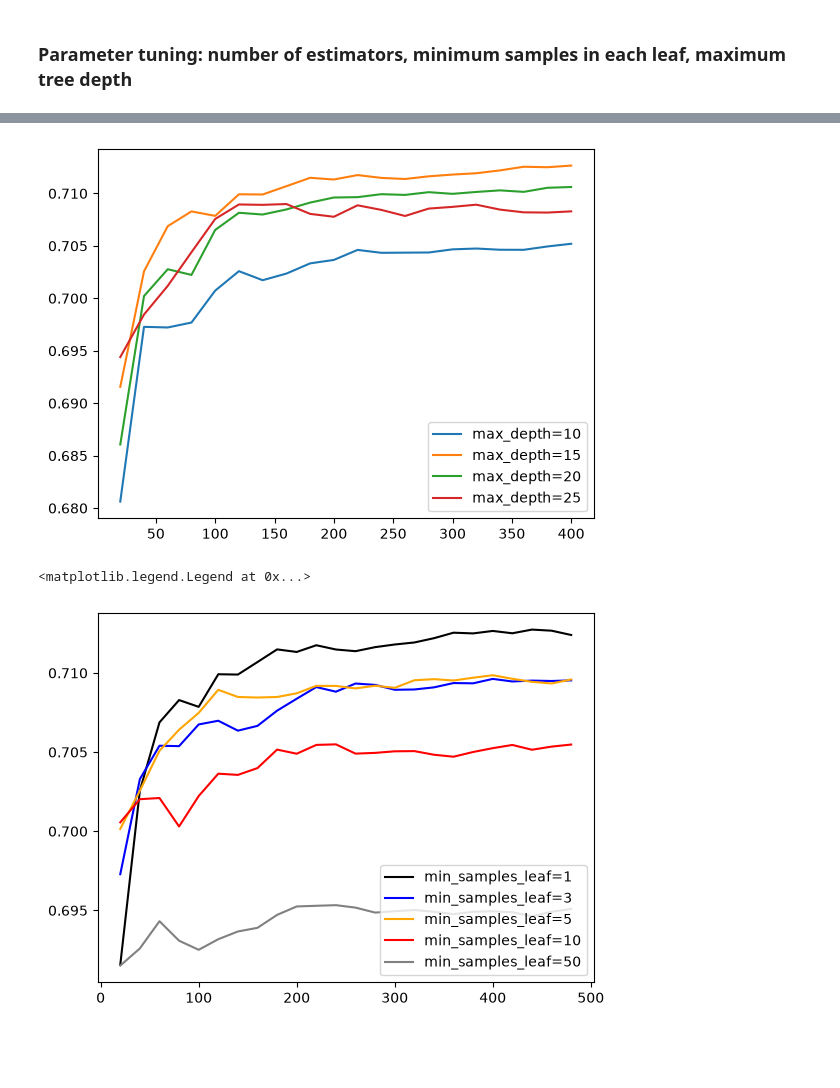
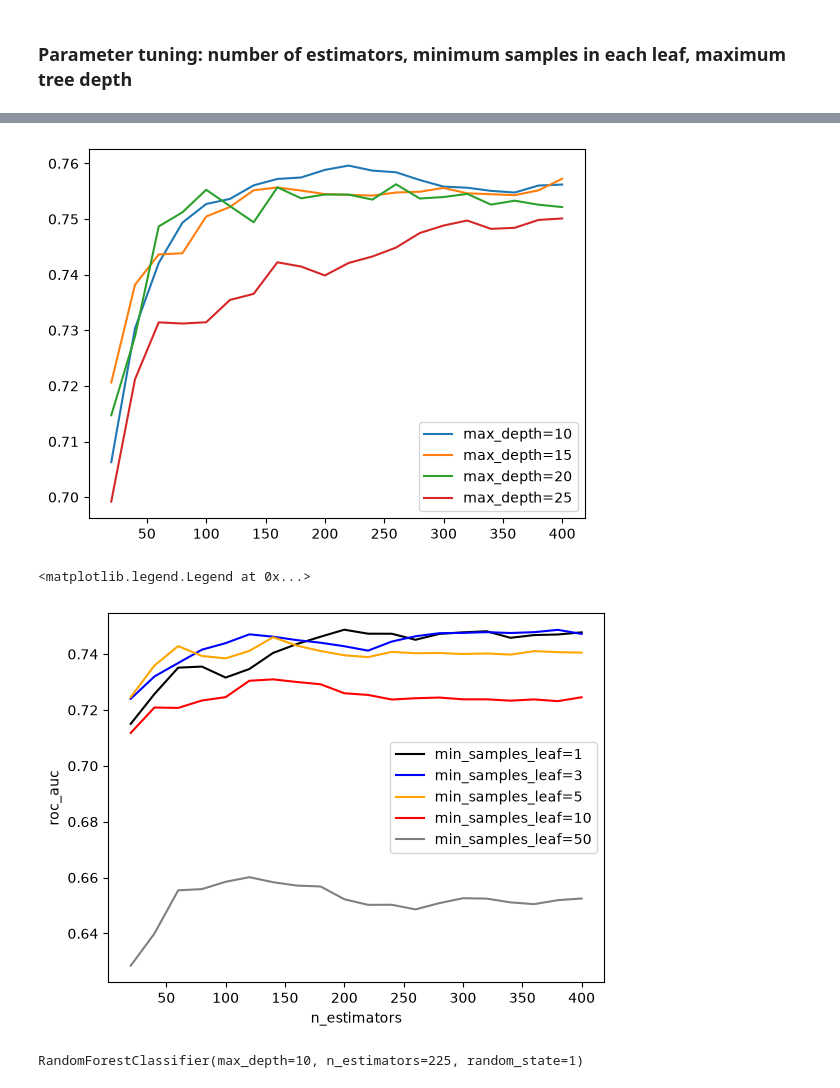
Before and after one commit to peishi/union-elections-modeling, a Jupyter notebook: modeling/training.ipynb, the cells around one changed output, grey strips where cells are left out. Cells and saved outputs as stored; diff of their text form; code cells hidden in the pictures; blank space fills up the shorter version.

Commit message:
new: testing models with industry codes

```diff
--- a/modeling/training.ipynb
+++ b/modeling/training.ipynb
@@ -183,5 +192,5 @@ print(X_val.shape)
 # %%
-logistic_model = LogisticRegression(solver='lbfgs', max_iter=2000)
+logistic_model = LogisticRegression(solver='lbfgs', max_iter=10000)
 
 logistic_model.fit(X_train, y_train)
 # %% [output]
@@ -230,6 +272,7 @@ CUSTOM_FEATURES = [
     "case_type",
     "state",
     "unit_size",
+    "election_year",
     "turnout",
     "days_to_election",
     # union finance
@@ -275,16 +320,17 @@ for d in [10, 15, 20, 25]:
 
     plt.plot(df_subset.n_estimators, df_subset.auc,
              label='max_depth=%d' % d)
+    plt.xlabel("n_estimators")
     plt.legend()
 # %% [output]
-[figure, old version]
+[figure, new version]
 # %%
-max_depth = 15
+max_depth = 10
 
 scores = []
 
 for s in [1, 3, 5, 10, 50]:
-    for n in range(20, 500, 20):
+    for n in range(20, 401, 20):
         rf = RandomForestClassifier(n_estimators=n,
                                     max_depth=max_depth,
                                     min_samples_leaf=s,
@@ -298,27 +344,29 @@ for s in [1, 3, 5, 10, 50]:
 # %%
 columns = ['min_samples_leaf', 'n_estimators', 'auc']
 df_scores = pd.DataFrame(scores, columns=columns)
 
 colors = ['black', 'blue', 'orange', 'red', 'grey']
 values = [1, 3, 5, 10, 50]
 
 for s, col in zip(values, colors):
     df_subset = df_scores[df_scores.min_samples_leaf == s]
 
     plt.plot(df_subset.n_estimators, df_subset.auc,
              color=col,
              label='min_samples_leaf=%d' % s)
+    plt.xlabel("n_estimators")
+    plt.ylabel("roc_auc")
 
 plt.legend()
 # %% [output]
 <matplotlib.legend.Legend at 0x...>
-[figure, old version]
+[figure, new version]
 # %%
 # Best model
 
-max_depth = 15
+max_depth = 10
 min_samples_leaf = 1
-n = 450
+n = 225
 
 rf = RandomForestClassifier(
     n_estimators=n,
@@ -328,6 +376,8 @@ rf = RandomForestClassifier(
 )
 
 rf.fit(X_train, y_train)
+# %% [output]
+RandomForestClassifier(max_depth=10, n_estimators=225, random_state=1)
 # %%
 y_pred = rf.predict_proba(X_val)[:, 1]
 auc = roc_auc_score(y_val, y_pred)
```
Also changed, not shown: parts of 19 cells of this notebook, 2 other files.
